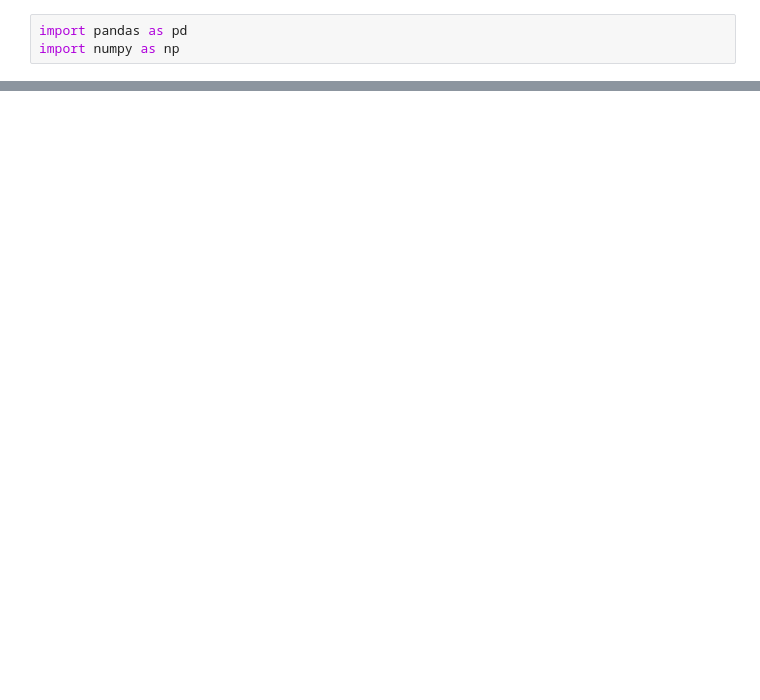
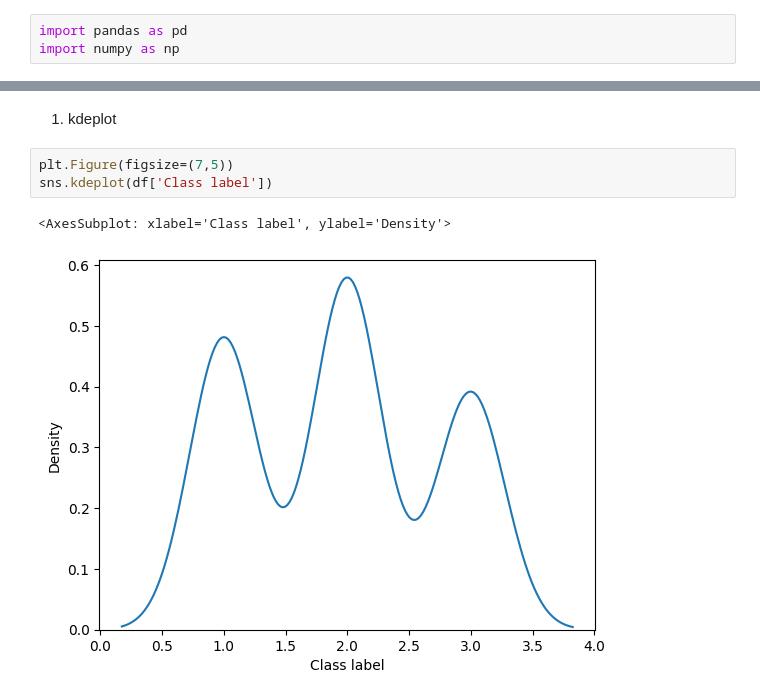
Before and after one commit to danishmeh/CampusX-ML, a Jupyter notebook: day25/file.ipynb, the cells around one changed output, grey strips where cells are left out. Cells and saved outputs as stored; diff of their text form; blank space fills up the shorter version.

```diff
--- a/day25/file.ipynb
+++ b/day25/file.ipynb
@@ -14,0 +17,8 @@ df.head()
+# %% [markdown]
+1. kdeplot
+# %%
+plt.Figure(figsize=(7,5))
+sns.kdeplot(df['Class label'])
+# %% [output]
+<AxesSubplot: xlabel='Class label', ylabel='Density'>
+[figure, added]
```
Also changed, not shown: parts of 20 cells of this notebook.
